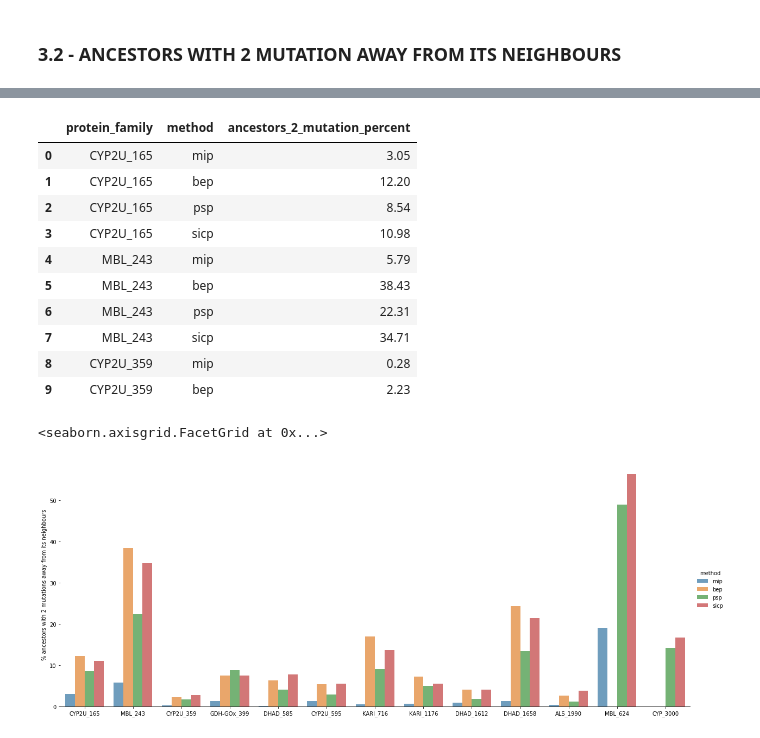
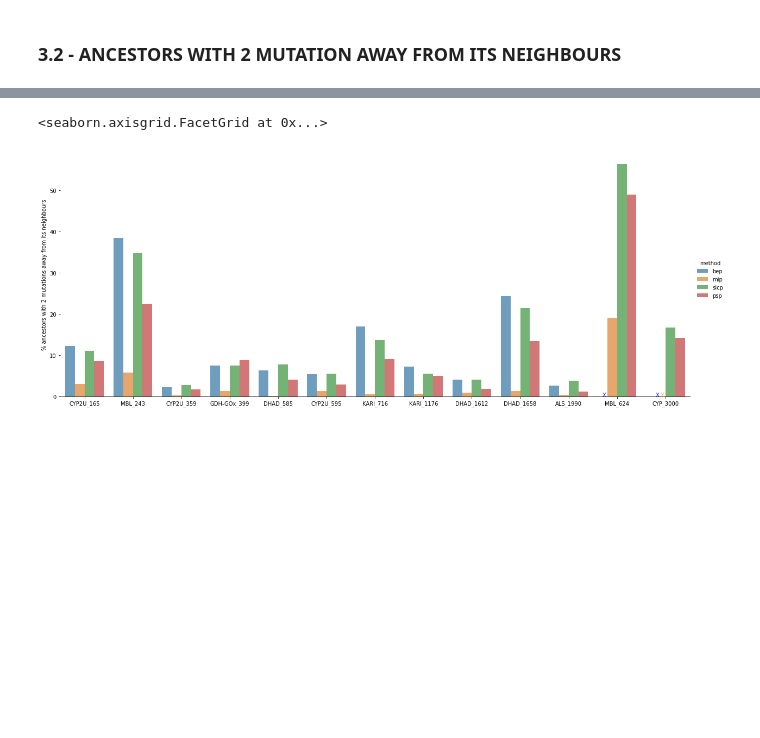
Before and after one commit to santule/indelmip, a Jupyter notebook: notebooks/evaluation_plots-v1.ipynb, the cells around one changed output, grey strips where cells are left out. Cells and saved outputs as stored; diff of their text form; code cells hidden in the pictures; blank space fills up the shorter version.

```diff
--- a/notebooks/evaluation_plots-v1.ipynb
+++ b/notebooks/evaluation_plots-v1.ipynb
@@ -142,21 +180,19 @@ with open(experiment_result_folder + 'ancestors_2_mutation_away.csv', 'w') as ou
                     outfile.write(pr +',' + line + '\n')
 # %%
 a_2_mut_data = pd.read_csv(experiment_result_folder + 'ancestors_2_mutation_away.csv')
-display(a_2_mut_data.head(10))
+a_2_mut_data['method'] = pd.Categorical(a_2_mut_data['method'], ["bep", "mip", "sicp","psp"])
+a_2_mut_data['protein_family'] = pd.Categorical(a_2_mut_data['protein_family'],['CYP2U_165','MBL_243','CYP2U_359','GDH-GOx_399','DHAD_585','CYP2U_595','KARI_716','KARI_1176','DHAD_1612','DHAD_1658','ALS_1990','MBL_624','CYP_3000'])
+a_2_mut_data = a_2_mut_data.sort_values(['protein_family',"method"])
+
 g = sns.catplot(data = a_2_mut_data, kind='bar', x="protein_family", y="ancestors_2_mutation_percent", hue="method", alpha=.7, height=7, aspect=20/8.27)
 g.despine(left=True)
+
+# annotate for missing solution
+ax1= g.axes[0][0]
+ax1.text(10.7,0, "X",color='blue')
+ax1.text(11.8,0, "X",color='blue')
+ax1.text(11.9,0, "X",color='orange')
 g.set_axis_labels("", "% ancestors with 2 mutations away from its neighbours")
 # %% [output]
-|  | protein_family | method | ancestors_2_mutation_percent |
-| 0 | CYP2U_165 | mip | 3.05 |
-| 1 | CYP2U_165 | bep | 12.20 |
-| 2 | CYP2U_165 | psp | 8.54 |
-| 3 | CYP2U_165 | sicp | 10.98 |
-| 4 | MBL_243 | mip | 5.79 |
-| 5 | MBL_243 | bep | 38.43 |
-| 6 | MBL_243 | psp | 22.31 |
-| 7 | MBL_243 | sicp | 34.71 |
-| 8 | CYP2U_359 | mip | 0.28 |
-| 9 | CYP2U_359 | bep | 2.23 |
 <seaborn.axisgrid.FacetGrid at 0x...>
-[figure, old version]
+[figure, new version]
```
Also changed, not shown: parts of 4 cells of this notebook.
